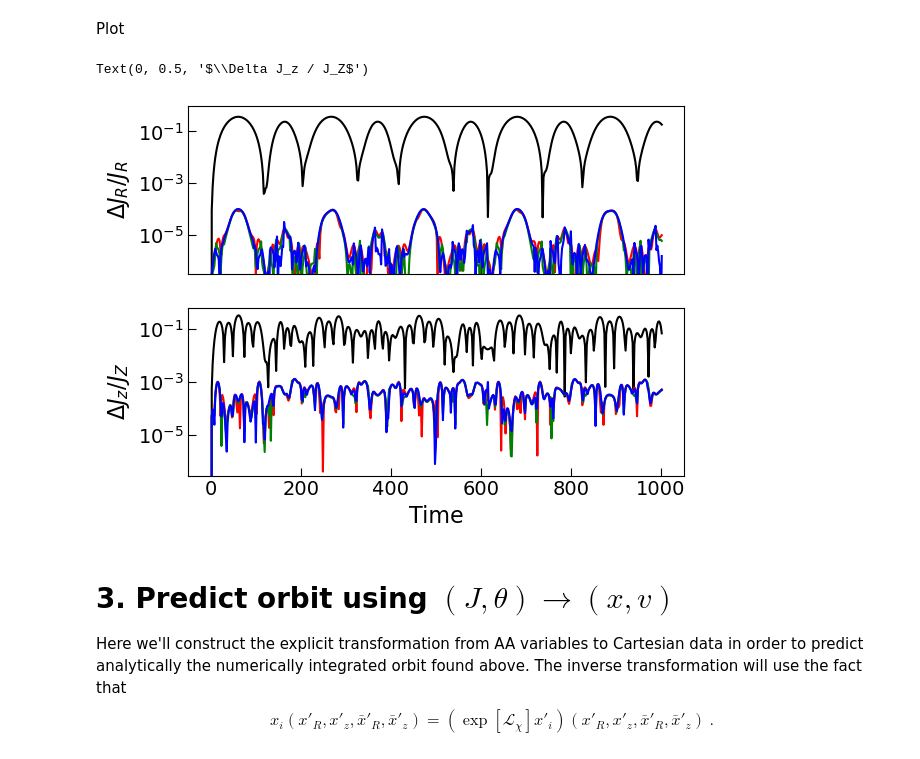
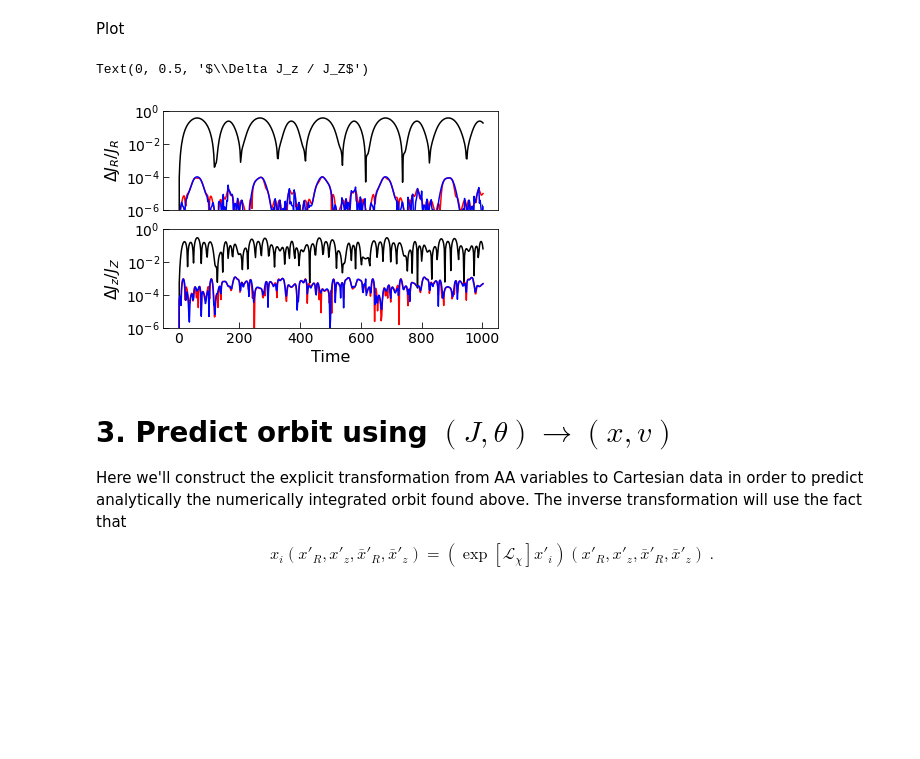
Before and after one commit to shadden/AA_variables_via_Birkhoff_Normalization, a Jupyter notebook: notebooks/Birkhoff_Normalization_Example.ipynb, the cells around one changed output. Cells and saved outputs as stored; diff of their text form; code cells hidden in the pictures; blank space fills up the shorter version.

```diff
--- a/notebooks/Birkhoff_Normalization_Example.ipynb
+++ b/notebooks/Birkhoff_Normalization_Example.ipynb
@@ -145 +104,5 @@ xR_osc_to_mean_pade2 = lambda xR,xz: _xR_func2(xR,np.conjugate(xR),np.abs(xz)**2
+# %%
+series = pert_series_to_PoissonSeries(xR_prime_series)
+_xR_func = to_pade2_approx_function(series)
+xR_osc_to_mean_pade2 =  lambda xR,xz: _xR_func(xR,np.conjugate(xR),np.abs(xz)**2,xz/np.abs(xz))
 # %% [markdown]
@@ -156,3 +110,9 @@ xz_osc_to_mean_pade2 = lambda xR,xz: xz * _xz_func2(xR,np.conjugate(xR),np.abs(x
+# %%
+series = pert_series_to_PoissonSeries(xz_prime_series)
+newterms = [PSTerm(term.C,term.k-np.array((0,1)),term.kbar,term.p,term.q) for term in series.terms]
+xz_osc_to_mean_by_xz = PoissonSeries.from_PSTerms(newterms)
+_xz_func = to_pade2_approx_function(xz_osc_to_mean_by_xz)
+xz_osc_to_mean_pade2 = lambda xR,xz: xz * _xz_func(xR,np.conjugate(xR),np.abs(xz)**2,xz/np.abs(xz))
 # %% [markdown]
 ## Integrate an orbit
 # %% [markdown]
@@ -174,49 +134,38 @@ Compute actions
 xR_values = np.sqrt(0.5*omega[0]) * ((orbit.T[0]-Rc) + 1j * orbit.T[2]/omega[0])
 xz_values = np.sqrt(0.5*omega[1]) * ((orbit.T[1]) + 1j * orbit.T[3]/omega[1])
 
-xR_prime_values_taylor = xR_osc_to_mean_function(xR_values,xz_values)
-xz_prime_values_taylor = xz_osc_to_mean_function(xR_values,xz_values)
+def get_action(xi_prime_func,xR,xz):
+    xi_prime = xi_prime_func(xR,xz)
+    return np.abs(xi_prime)**2
 
-xR_prime_values_pade1 = xR_osc_to_mean_pade1(xR_values,xz_values)
-xz_prime_values_pade1 = xz_osc_to_mean_pade1(xR_values,xz_values)
+proj_xR = lambda xR,xz: xR
+proj_xz = lambda xR,xz: xz
 
-xR_prime_values_pade2 = xR_osc_to_mean_pade2(xR_values,xz_values)
-xz_prime_values_pade2 = xz_osc_to_mean_pade2(xR_values,xz_values)
-
-IR_values = np.abs(xR_values)**2
-Iz_values = np.abs(xz_values)**2
-
-JR_values_taylor = np.abs(xR_prime_values_taylor)**2
-Jz_values_taylor = np.abs(xz_prime_values_taylor)**2
-
-JR_values_pade1 = np.abs(xR_prime_values_pade1)**2
-Jz_values_pade1 = np.abs(xz_prime_values_pade1)**2
-
-JR_values_pade2 = np.abs(xR_prime_values_pade2)**2
-Jz_values_pade2 = np.abs(xz_prime_values_pade2)**2
+IR,JR_taylor,JR_pade = [get_action(f,xR_values,xz_values) for f in (proj_xR,xR_osc_to_mean_taylor, xR_osc_to_mean_pade2)]
+Iz,Jz_taylor,Jz_pade = [get_action(f,xR_values,xz_values) for f in (proj_xz,xz_osc_to_mean_taylor, xz_osc_to_mean_pade2)]
 # %% [markdown]
 Plot
 # %%
 fig,ax = plt.subplots(2,1,sharex=True)
 
 
-for i,J in enumerate([IR_values,JR_values_taylor,JR_values_pade1,JR_values_pade2]):
-    ax[0].plot(times,np.abs(J/J[0]-1),color='krgb'[i])
-for i,J in enumerate([Iz_values,Jz_values_taylor,Jz_values_pade1,Jz_values_pade2]):
-    ax[1].plot(times,np.abs(J/J[0]-1),color='krgb'[i])
+for i,J in enumerate([IR,JR_taylor,JR_pade]):
+    ax[0].plot(times,np.abs(J/J[0]-1),color='krb'[i])
+for i,J in enumerate([Iz,Jz_taylor,Jz_pade]):
+    ax[1].plot(times,np.abs(J/J[0]-1),color='krb'[i])
 
 for a in ax:
     plt.sca(a)
     plt.yscale('log')
-    plt.ylim(ymin=3e-7)
+    plt.ylim(1e-6,1)
     plt.tick_params(labelsize = 14,direction='in',size=6)
     plt.tick_params(which='minor',direction='in',size=4)
 ax[1].set_xlabel("Time",fontsize=16)
 ax[0].set_ylabel(r"$\Delta J_R / J_R$",fontsize=16)
 ax[1].set_ylabel(r"$\Delta J_z / J_Z$",fontsize=16)
 # %% [output]
 Text(0, 0.5, '$\\Delta J_z / J_Z$')
-[figure, old version]
+[figure, new version]
 # %% [markdown]
 # 3. Predict orbit using $(J,\theta)\rightarrow (x,v)$
 Here we'll construct the explicit transformation from AA variables to Cartesian data in order to predict analytically the numerically integrated orbit found above. The inverse transformation will use the fact that
```
Also changed, not shown: parts of 22 cells of this notebook, 1 other file.
